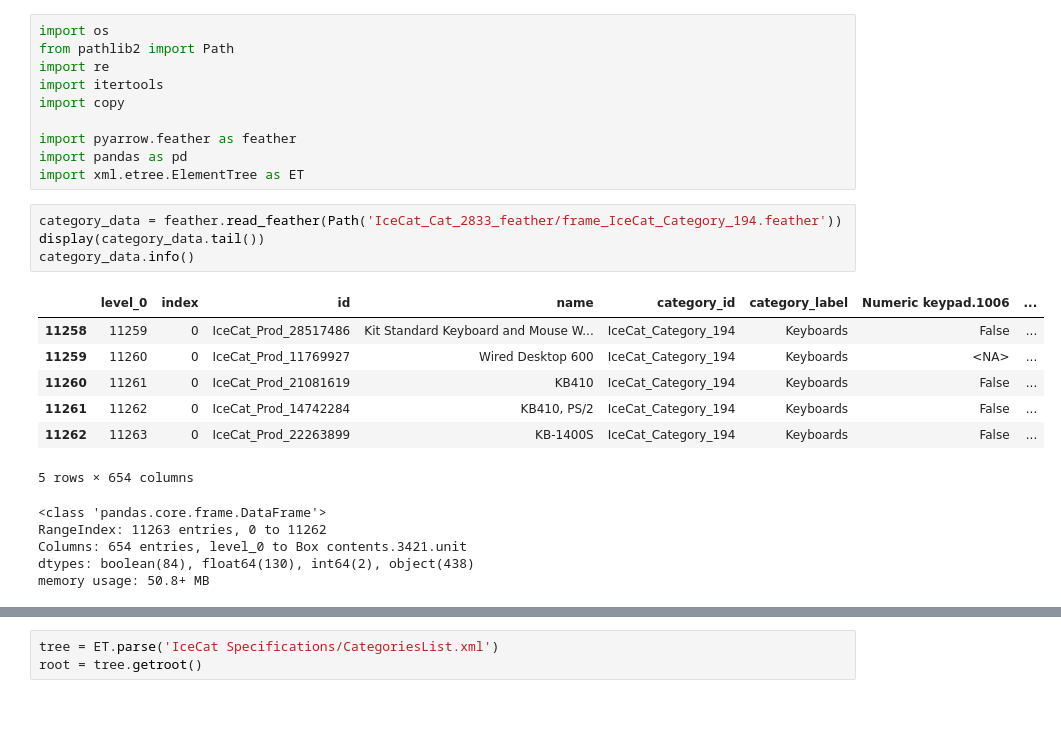
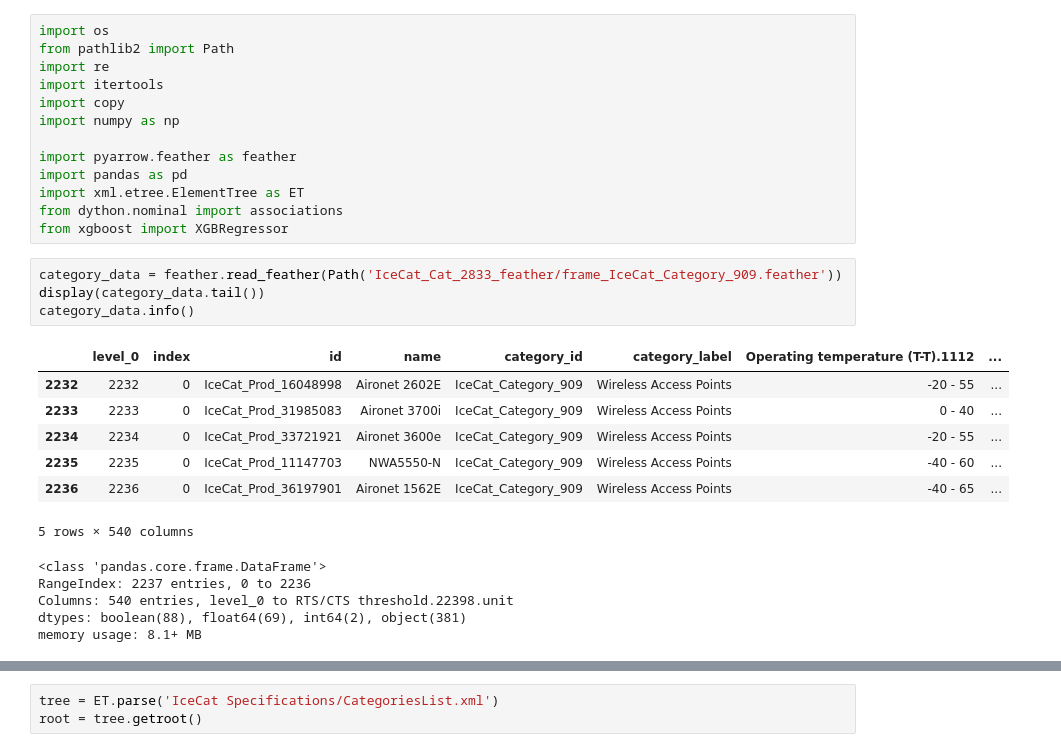
Before and after one commit to bigarabuza/StiboSystems, a Jupyter notebook: IceCat Full/analysis_ice_cat_full.ipynb, the cells around one changed output, grey strips where cells are left out. Saved outputs shown, nothing was run; the diff lists cells and outputs as text; blank space fills up the shorter version.

```diff
--- a/IceCat Full/analysis_ice_cat_full.ipynb
+++ b/IceCat Full/analysis_ice_cat_full.ipynb
@@ -4,27 +4,30 @@ from pathlib2 import Path
 import re
 import itertools
 import copy
+import numpy as np
 
 import pyarrow.feather as feather
 import pandas as pd
 import xml.etree.ElementTree as ET
+from dython.nominal import associations
+from xgboost import XGBRegressor
 # %%
-category_data = feather.read_feather(Path('IceCat_Cat_2833_feather/frame_IceCat_Category_194.feather'))
+category_data = feather.read_feather(Path('IceCat_Cat_2833_feather/frame_IceCat_Category_909.feather'))
 display(category_data.tail())
 category_data.info()
 # %% [output]
-|  | level_0 | index | id | name | category_id | category_label | Numeric keypad.1006 | ... |
-| 11258 | 11259 | 0 | IceCat_Prod_28517486 | Kit Standard Keyboard and Mouse W... | IceCat_Category_194 | Keyboards | False | ... |
-| 11259 | 11260 | 0 | IceCat_Prod_11769927 | Wired Desktop 600 | IceCat_Category_194 | Keyboards | <NA> | ... |
-| 11260 | 11261 | 0 | IceCat_Prod_21081619 | KB410 | IceCat_Category_194 | Keyboards | False | ... |
-| 11261 | 11262 | 0 | IceCat_Prod_14742284 | KB410, PS/2 | IceCat_Category_194 | Keyboards | False | ... |
-| 11262 | 11263 | 0 | IceCat_Prod_22263899 | KB-1400S | IceCat_Category_194 | Keyboards | False | ... |
+|  | level_0 | index | id | name | category_id | category_label | Operating temperature (T-T).1112 | ... |
+| 2232 | 2232 | 0 | IceCat_Prod_16048998 | Aironet 2602E | IceCat_Category_909 | Wireless Access Points | -20 - 55 | ... |
+| 2233 | 2233 | 0 | IceCat_Prod_31985083 | Aironet 3700i | IceCat_Category_909 | Wireless Access Points | 0 - 40 | ... |
+| 2234 | 2234 | 0 | IceCat_Prod_33721921 | Aironet 3600e | IceCat_Category_909 | Wireless Access Points | -20 - 55 | ... |
+| 2235 | 2235 | 0 | IceCat_Prod_11147703 | NWA5550-N | IceCat_Category_909 | Wireless Access Points | -40 - 60 | ... |
+| 2236 | 2236 | 0 | IceCat_Prod_36197901 | Aironet 1562E | IceCat_Category_909 | Wireless Access Points | -40 - 65 | ... |
-5 rows × 654 columns
+5 rows × 540 columns
 <class 'pandas.core.frame.DataFrame'>
-RangeIndex: 11263 entries, 0 to 11262
-Columns: 654 entries, level_0 to Box contents.3421.unit
-dtypes: boolean(84), float64(130), int64(2), object(438)
-memory usage: 50.8+ MB
+RangeIndex: 2237 entries, 0 to 2236
+Columns: 540 entries, level_0 to RTS/CTS threshold.22398.unit
+dtypes: boolean(88), float64(69), int64(2), object(381)
+memory usage: 8.1+ MB
 # %%
 pct_complete = (len(category_data) - category_data.isnull().sum()) / len(category_data)
 missing_vals = pd.DataFrame({'col': category_data.columns,
```
Also changed, not shown: parts of 9 cells of this notebook.
